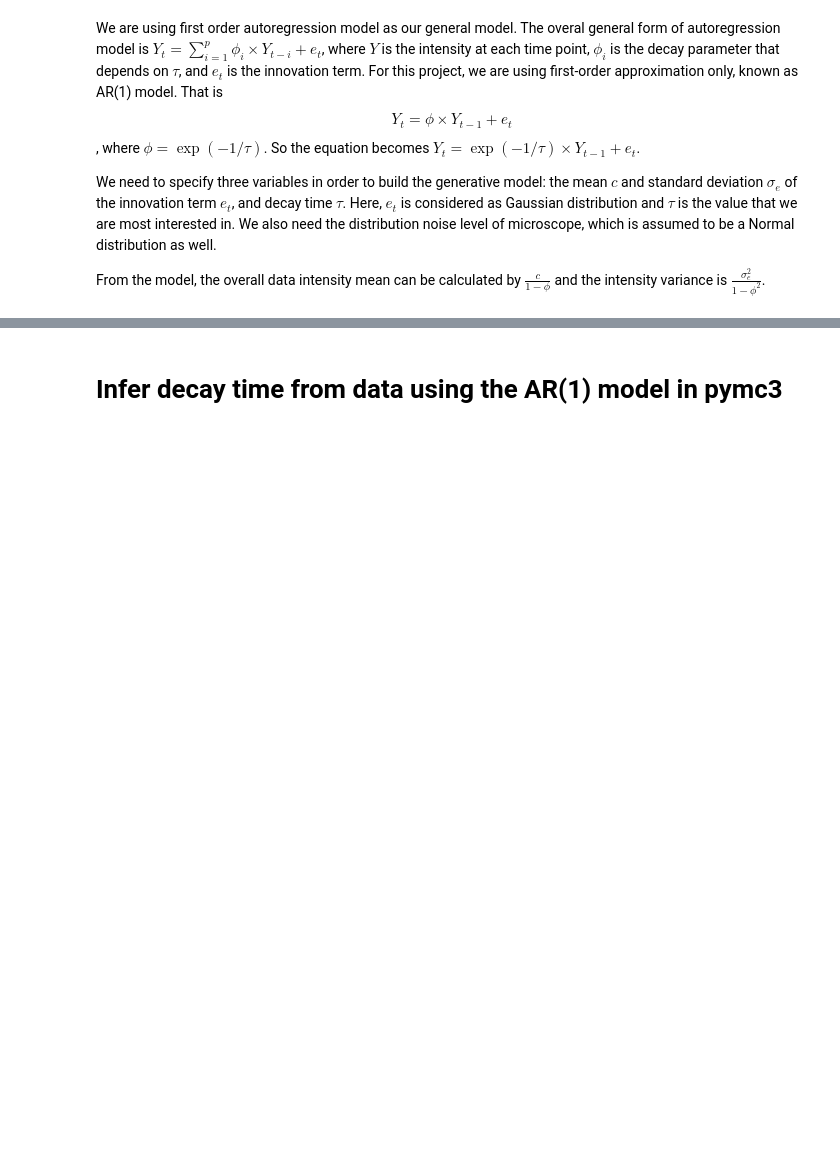
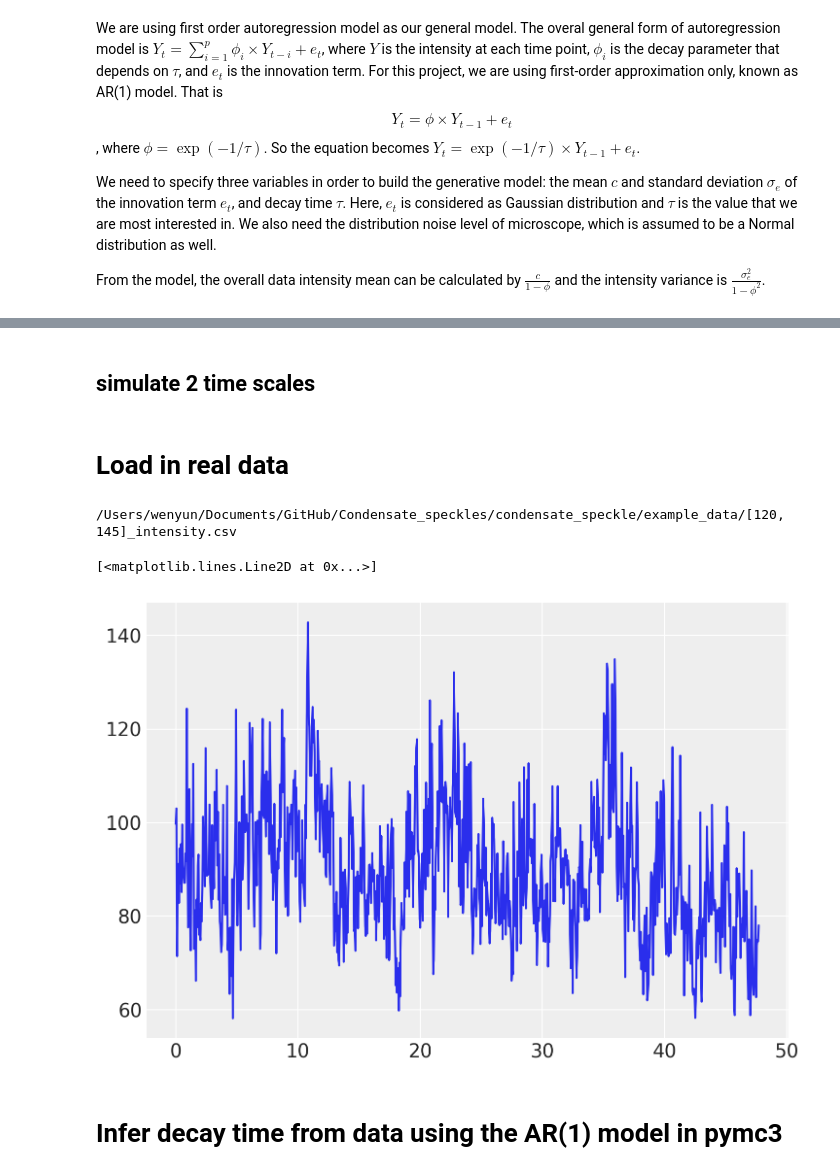
Before and after one commit to wwy-wwy-wwy/Biomolecular-Condensates, a Jupyter notebook: documentation.ipynb, the cells around one changed output, grey strips where cells are left out. Cells and saved outputs as stored; diff of their text form; code cells hidden in the pictures; blank space fills up the shorter version.

Commit message:
wenyun

```diff
--- a/documentation.ipynb
+++ b/documentation.ipynb
@@ -37,0 +51,2 @@ From the model, the overall data intensity mean can be calculated by $\frac{c}{1
+# %% [markdown]
+## simulate 2 time scales
@@ -38,3 +65,17 @@ From the model, the overall data intensity mean can be calculated by $\frac{c}{1
+# %% [markdown]
+# Load in real data
+# %%
+# Load in data
+X = load_data('[120, 145]_intensity.csv',data_dir='condensate_speckle/example_data').to_numpy()
+data_pds={'t':X[0],'Intensity':X[1]}
+quantization = 255
+# %% [output]
+/Users/wenyun/Documents/GitHub/Condensate_speckles/condensate_speckle/example_data/[120, 145]_intensity.csv
+# %%
+plt.plot(data_pds['t'],data_pds['Intensity'])
+# %% [output]
+[<matplotlib.lines.Line2D at 0x...>]
+[figure, added]
 # %% [markdown]
 # Infer decay time from data using the AR(1) model in pymc3
 # %% [markdown]
```
Also changed, not shown: parts of 13 cells of this notebook, 2 other files.
